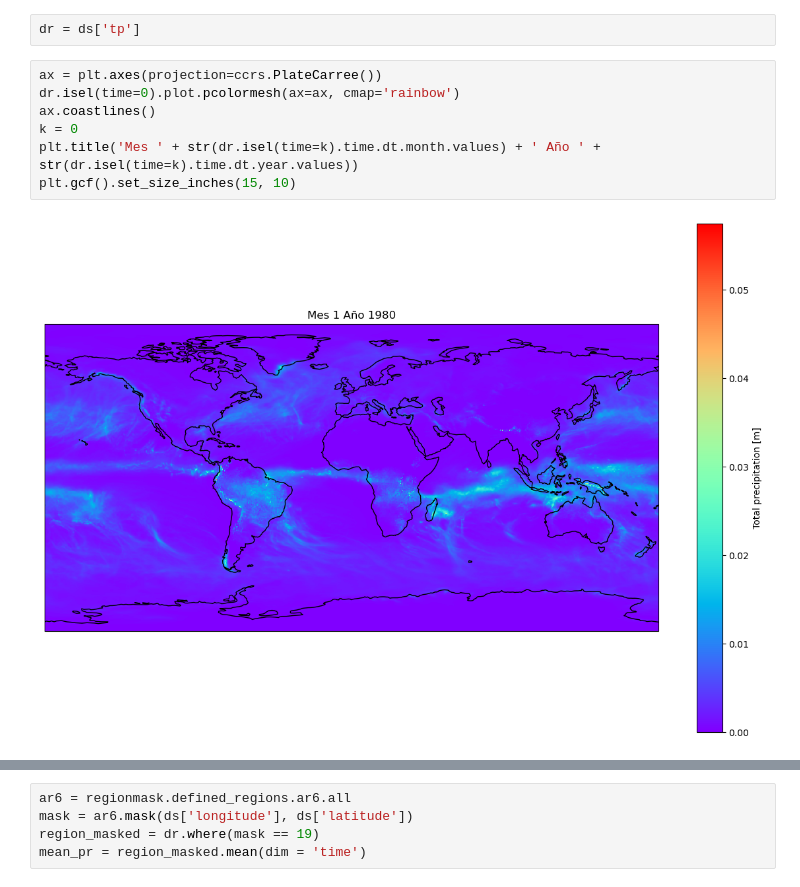
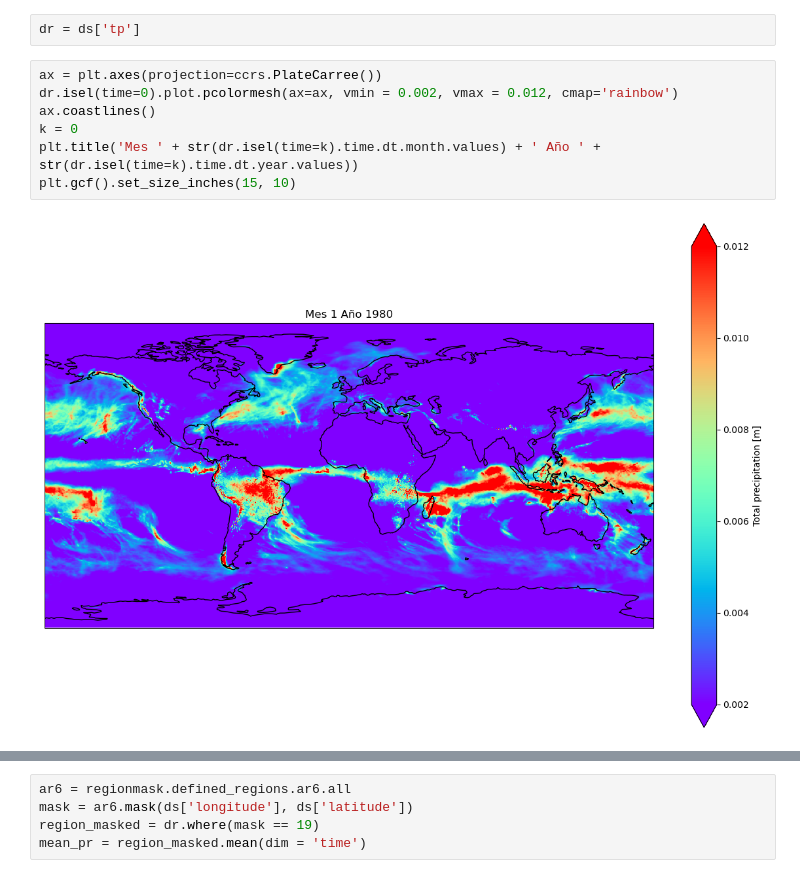
Before and after one commit to rubeenalonso/Practicas-Predictia, a Jupyter notebook: PrimerosPasos/Tarea_pr.ipynb, the cells around one changed output, grey strips where cells are left out. Cells and saved outputs as stored; diff of their text form.

```diff
--- a/PrimerosPasos/Tarea_pr.ipynb
+++ b/PrimerosPasos/Tarea_pr.ipynb
@@ -25,13 +25,13 @@ Attributes:
 dr = ds['tp']
 # %%
 ax = plt.axes(projection=ccrs.PlateCarree())
-dr.isel(time=0).plot.pcolormesh(ax=ax, cmap='rainbow')
+dr.isel(time=0).plot.pcolormesh(ax=ax, vmin = 0.002, vmax = 0.012, cmap='rainbow')
 ax.coastlines()
 k = 0
 plt.title('Mes ' + str(dr.isel(time=k).time.dt.month.values) + ' Año ' + str(dr.isel(time=k).time.dt.year.values))
 plt.gcf().set_size_inches(15, 10)
 # %% [output]
-[figure, old version]
+[figure, new version]
 # %%
 dr_mean = dr.mean(dim='time')
 ax = plt.axes(projection=ccrs.PlateCarree())
```
Also changed, not shown: parts of 9 cells of this notebook.
